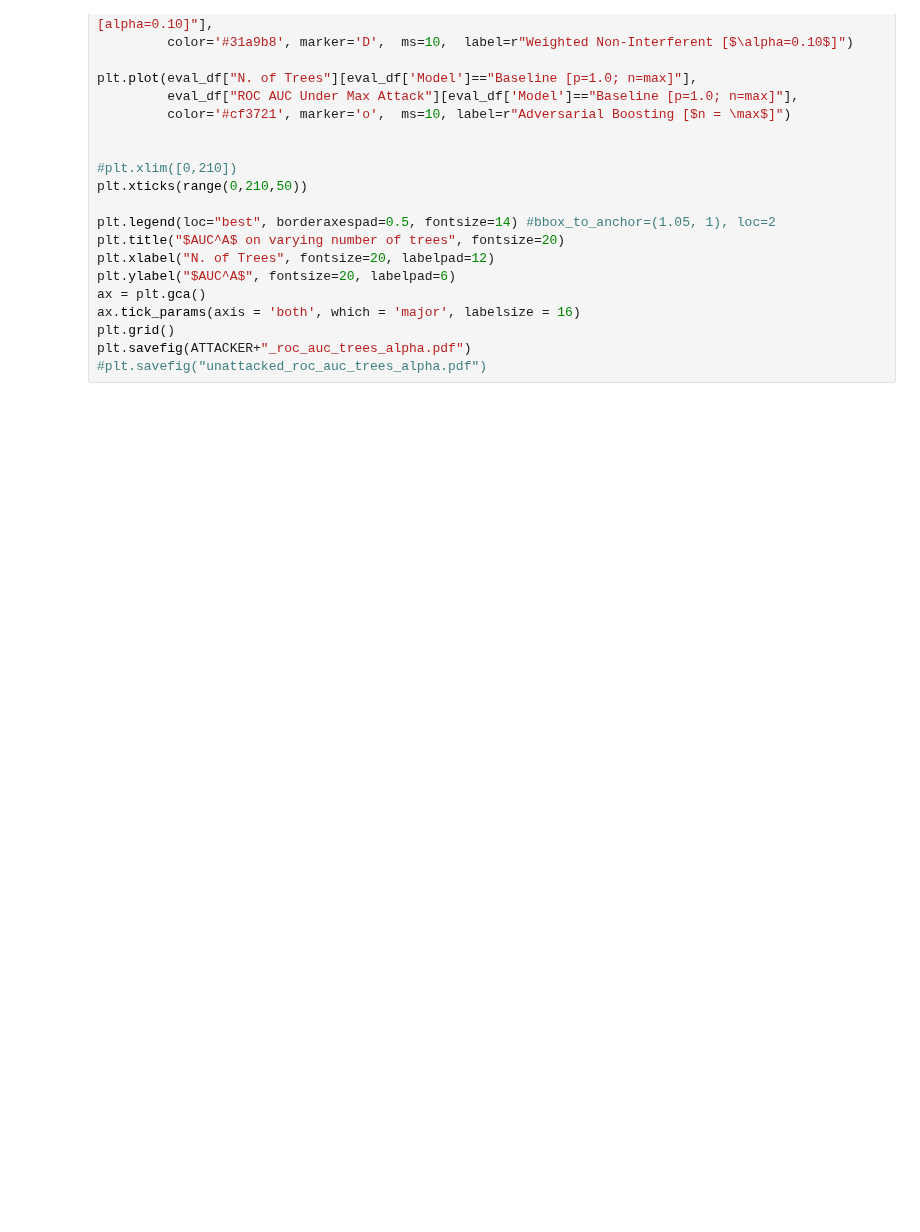
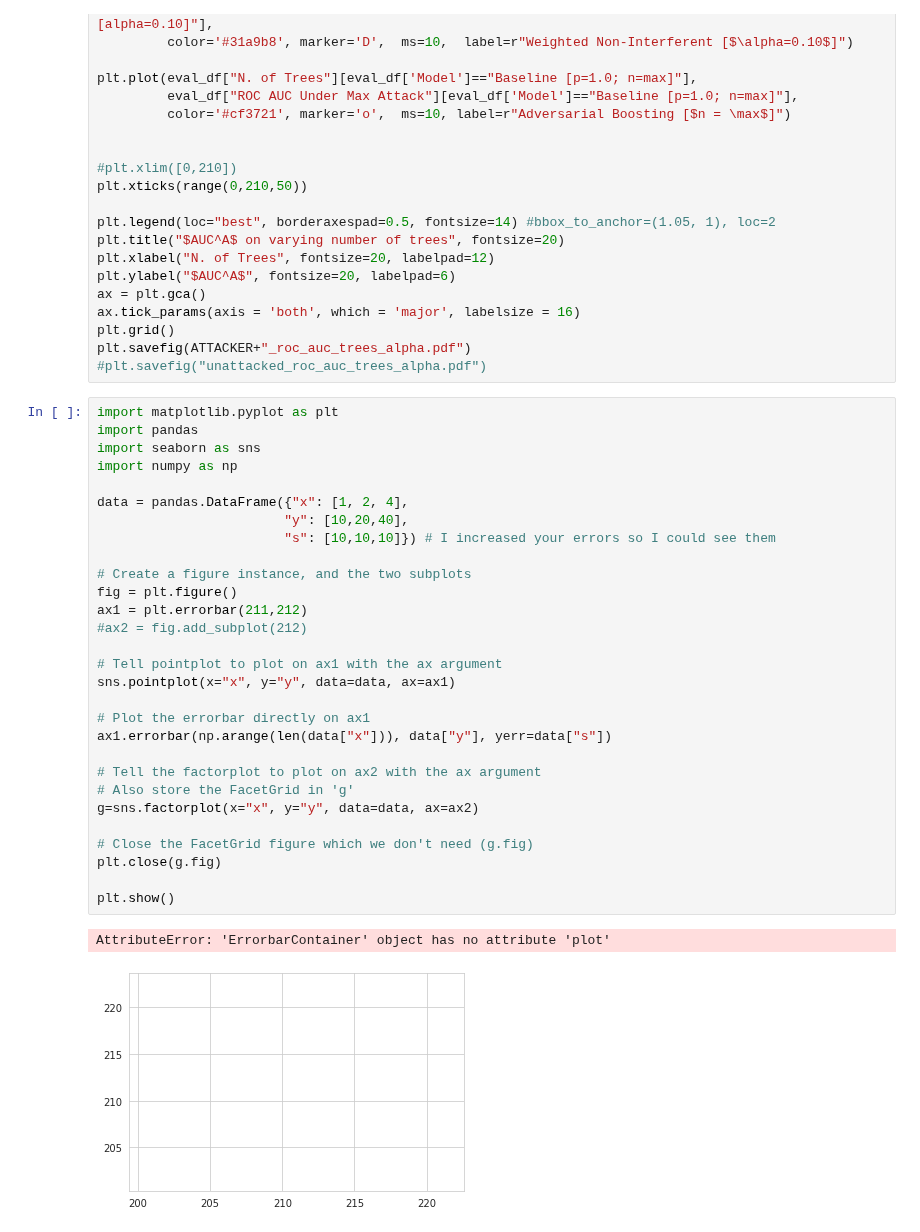
Before and after one commit to gtolomei/treant, a Jupyter notebook: src/Plotting.ipynb, the cells around one changed output. Drawn from its saved outputs; the diff is of its cells as text; blank space fills up the shorter version.

```diff
--- a/src/Plotting.ipynb
+++ b/src/Plotting.ipynb
@@ -332,3 +332,35 @@ ax.tick_params(axis = 'both', which = 'major', labelsize = 16)
 plt.grid()
 plt.savefig(ATTACKER+"_roc_auc_trees_alpha.pdf")
 #plt.savefig("unattacked_roc_auc_trees_alpha.pdf")
+# %%
+import matplotlib.pyplot as plt
+import pandas
+import seaborn as sns
+import numpy as np
+
+data = pandas.DataFrame({"x": [1, 2, 4],
+                        "y": [10,20,40],
+                        "s": [10,10,10]}) # I increased your errors so I could see them
+
+# Create a figure instance, and the two subplots
+fig = plt.figure()
+ax1 = plt.errorbar(211,212)
+#ax2 = fig.add_subplot(212)
+
+# Tell pointplot to plot on ax1 with the ax argument
+sns.pointplot(x="x", y="y", data=data, ax=ax1)
+
+# Plot the errorbar directly on ax1
+ax1.errorbar(np.arange(len(data["x"])), data["y"], yerr=data["s"])
+
+# Tell the factorplot to plot on ax2 with the ax argument
+# Also store the FacetGrid in 'g'
+g=sns.factorplot(x="x", y="y", data=data, ax=ax2)
+
+# Close the FacetGrid figure which we don't need (g.fig)
+plt.close(g.fig)
+
+plt.show()
+# %% [output]
+AttributeError: 'ErrorbarContainer' object has no attribute 'plot'
+[figure, added]
```
Also changed, not shown: parts of 2 cells of this notebook, 8 other files.
